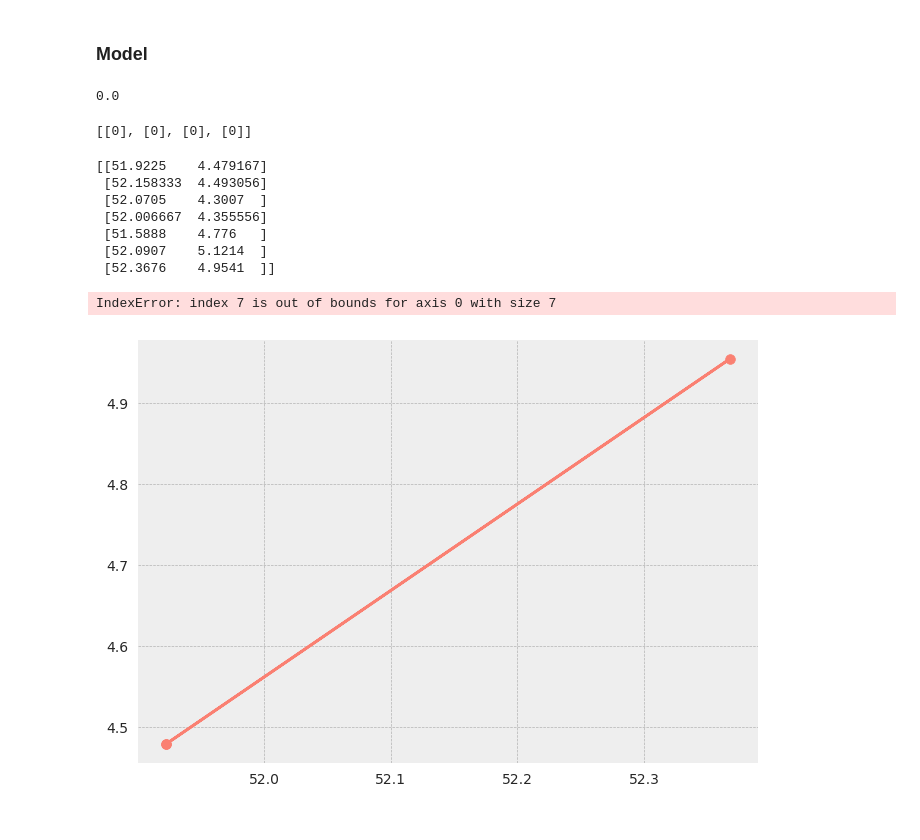
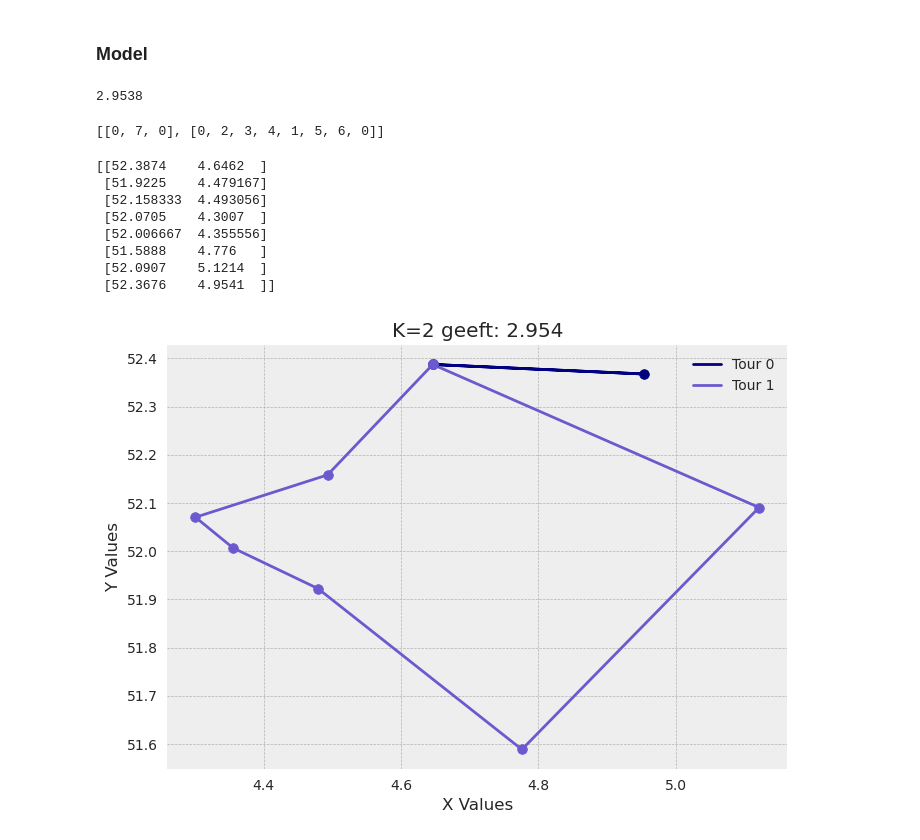
Before and after one commit to Kikahhs/Jaar-4, a Jupyter notebook: Shortpaper 2/shortpaper2.ipynb, the cells around one changed output. Saved outputs shown, nothing was run; the diff lists cells and outputs as text; code cells hidden in the pictures.

```diff
--- a/Shortpaper 2/shortpaper2.ipynb
+++ b/Shortpaper 2/shortpaper2.ipynb
@@ -139,7 +139,7 @@ demand_df.head()
 alle_coordinaten = np.concatenate((depot_coordinaten, coordinaten_winkels), axis=0)
 demands = [0] + list(demand_df.iloc[index])
 capacity = 1500
-n_vehicles = 4
+n_vehicles = 2
 distances = squareform(pdist(alle_coordinaten, metric="euclidean"))
 distances = np.round(distances, decimals=4)  # avoid numerical errors
 # %%
@@ -206,8 +206,8 @@ def subtour_elimination(model, S, Sout, h, k):
 model.vehicle_assignment = pyo.Constraint(model.V, model.K, rule=vehicle_assignment) # C3
 model.comp_vehicle_assignment = pyo.Constraint(model.V, model.K, rule=comp_vehicle_assignment) # C3
 model.capacity_constraint = pyo.Constraint(model.K, rule=capacity_constraint) # C4
-# model.arcs_in = pyo.Constraint(model.V, rule=arcs_in) # C5
-# model.arcs_out = pyo.Constraint(model.V, rule=arcs_out) # C5
+model.arcs_in = pyo.Constraint(model.V, rule=arcs_in) # C5
+model.arcs_out = pyo.Constraint(model.V, rule=arcs_out) # C5
 model.subtour_elimination = pyo.ConstraintList() # C6
 # %%
 def find_arcs(model):
@@ -283,17 +283,18 @@ def find_tours(model):
 # %%
 solution.best_feasible_objective
 # %% [output]
-0.0
+2.9538
 # %%
 tours = find_tours(model)
 print(tours)
 # %% [output]
-[[0], [0], [0], [0]]
+[[0, 7, 0], [0, 2, 3, 4, 1, 5, 6, 0]]
 # %%
-print(coordinaten)
-x, y = coordinaten[:, 0], coordinaten[:, 1]
+print(alle_coordinaten)
+x, y = alle_coordinaten[:, 0], alle_coordinaten[:, 1]
 # %% [output]
-[[51.9225    4.479167]
+[[52.3874    4.6462  ]
+ [51.9225    4.479167]
  [52.158333  4.493056]
  [52.0705    4.3007  ]
  [52.006667  4.355556]
@@ -308,35 +309,34 @@ colours = [
     "saddlebrown",
     "peru",
     "darkorange",
     "goldenrod",
     "khaki",
     "olivedrab",
     "mediumseagreen",
     "forestgreen",
     "teal",
     "cadetblue",
     "skyblue",
     "steelblue",
     "navy",
     "slateblue",
     "mediumpurple",
     "orchid",
     "palevioletred",
 ]
 
-colours = colours[2:15]
+colours = colours[15:]
 
 for tour in range(len(tours)):
-    tour_coordinates = coordinaten[tours[tour]]
-    x0, y0 = tour_coordinates[:, 0], tour_coordinates[:, 1]
+    tour_coordinates = alle_coordinaten[tours[tour]]
+    y0, x0 = tour_coordinates[:, 0], tour_coordinates[:, 1]
     plt.scatter(x0, y0, color=colours[tour], zorder=2)
     plt.plot(x0, y0, color=colours[tour], label=f'Tour {tour}', zorder=1)
 
 plt.title(f'K={n_vehicles} geeft: {round(solution.best_feasible_objective, 3)}')
 plt.xlabel("X Values")
 plt.ylabel("Y Values")
 plt.legend()
 plt.show()
 # %% [output]
-IndexError: index 7 is out of bounds for axis 0 with size 7
-[figure, old version]
+[figure, new version]
```
Also changed, not shown: 2 other files.
